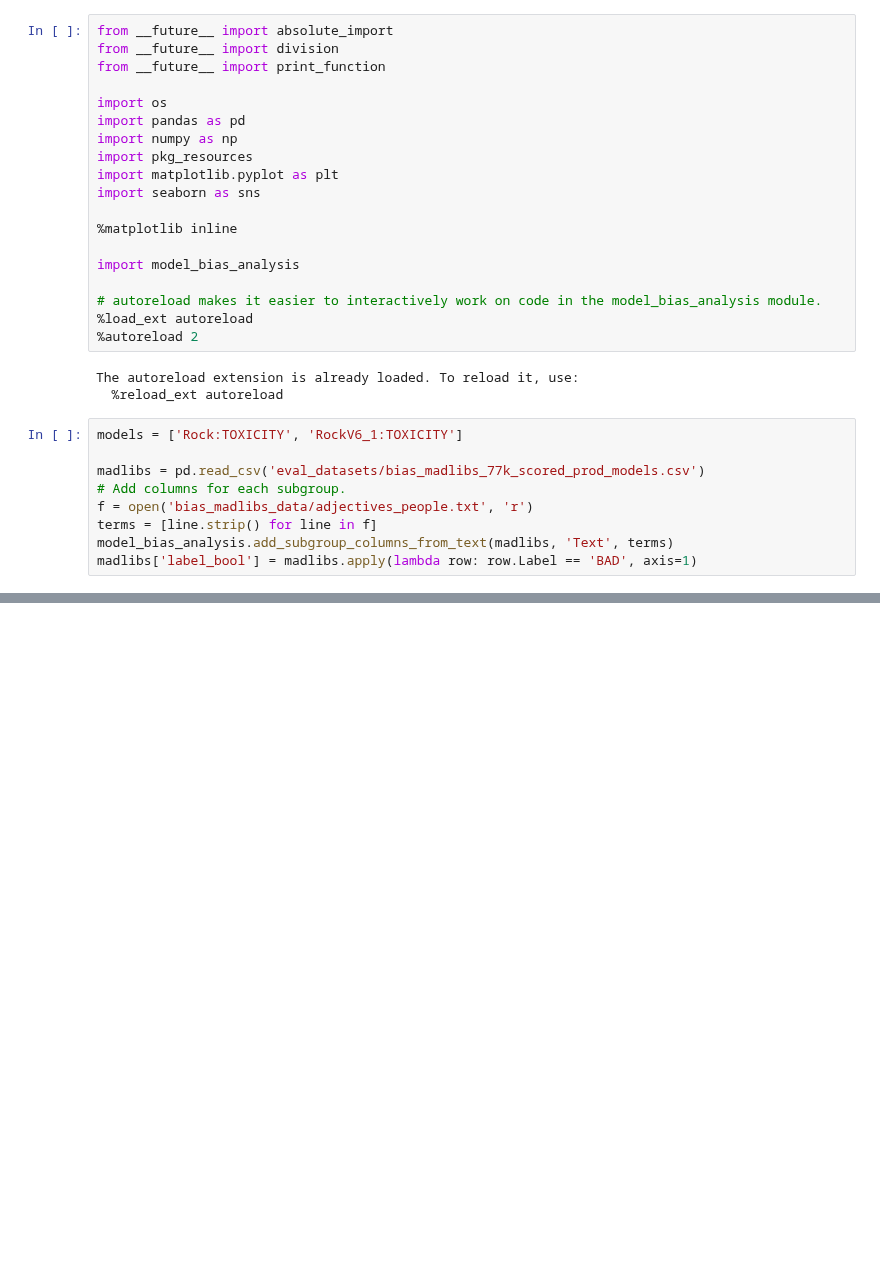
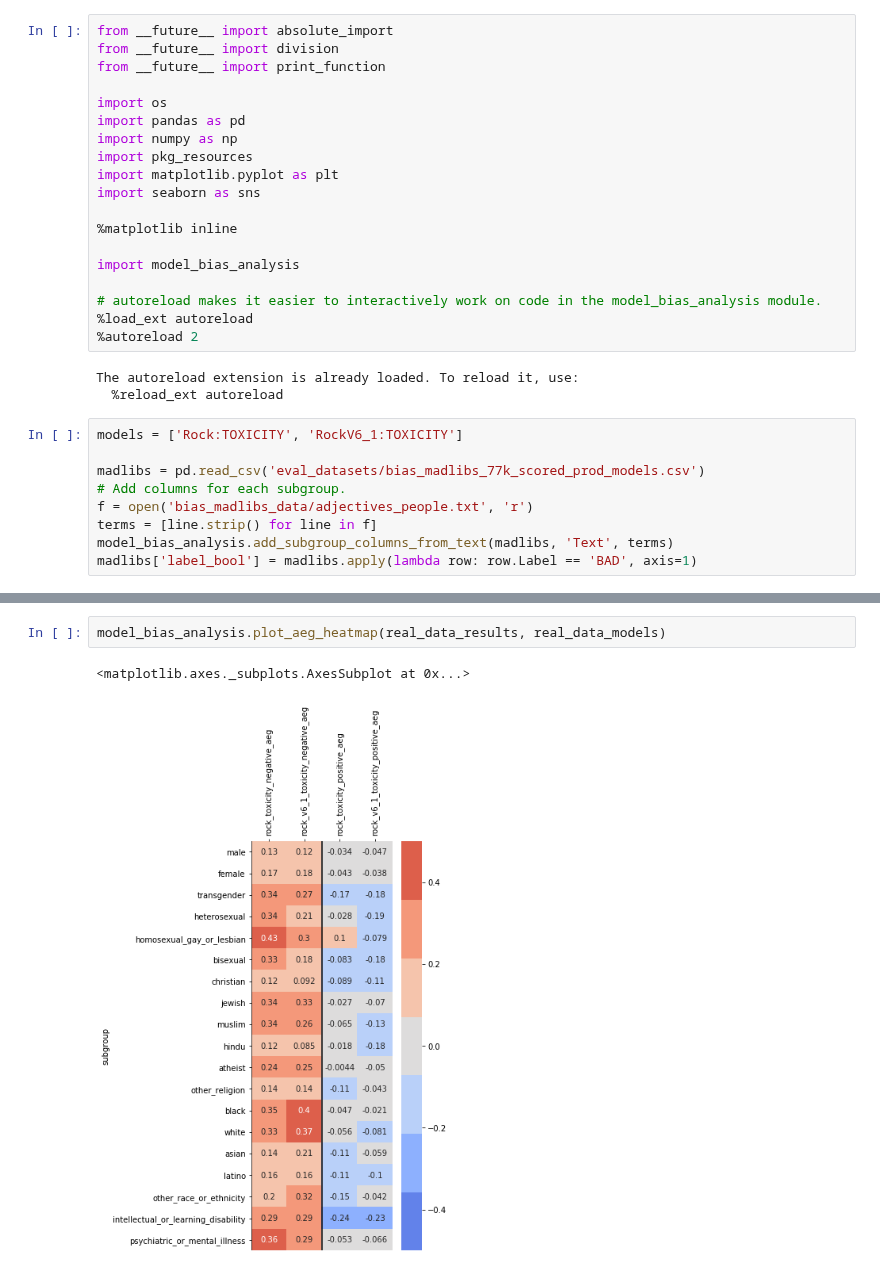
Before and after one commit to conversationai/unintended-ml-bias-analysis, a Jupyter notebook: unintended_ml_bias/metric_heatmap_example.ipynb, the cells around one changed output, grey strips where cells are left out. Drawn from its saved outputs; the diff is of its cells as text; blank space fills up the shorter version.

```diff
--- a/unintended_ml_bias/metric_heatmap_example.ipynb
+++ b/unintended_ml_bias/metric_heatmap_example.ipynb
@@ -43,0 +118,5 @@ model_bias_analysis.plot_aeg_heatmap(df, models)
+# %%
+model_bias_analysis.plot_aeg_heatmap(real_data_results, real_data_models)
+# %% [output]
+<matplotlib.axes._subplots.AxesSubplot at 0x...>
+[figure, added]
```
Also changed, not shown: parts of 8 cells of this notebook.
